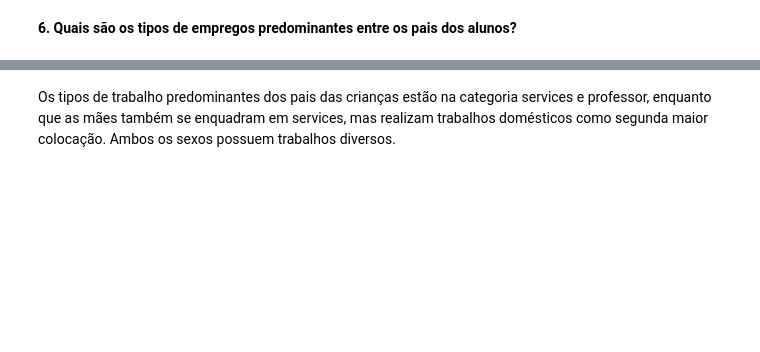
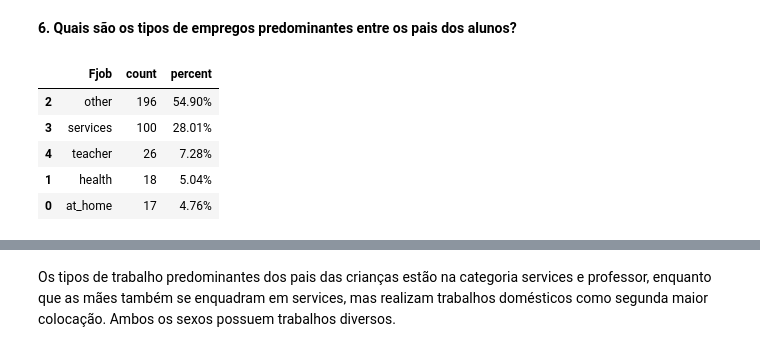
Before and after one commit to Pedro-A-D-S/kaggle_projects, a Jupyter notebook: student_performance.ipynb, the cells around one changed output, grey strips where cells are left out. Saved outputs shown, nothing was run; the diff lists cells and outputs as text; code cells hidden in the pictures; blank space fills up the shorter version.

```diff
--- a/student_performance.ipynb
+++ b/student_performance.ipynb
@@ -340,3 +373,14 @@ df['count'] = 1
 df5 = df.groupby(by = ['Fjob']).agg({'count':'count'}).reset_index().sort_values(by = 'count',
                                                                           ascending = False)
 df5['percent'] = ((df5['count'] / df5['count'].sum())*100).round(2)
+# %%
+df5['percent'] = df5['percent'].apply(lambda x: '{0:1.2f}%'.format(x))
+# %%
+df5
+# %% [output]
+|  | Fjob | count | percent |
+| 2 | other | 196 | 54.90% |
+| 3 | services | 100 | 28.01% |
+| 4 | teacher | 26 | 7.28% |
+| 1 | health | 18 | 5.04% |
+| 0 | at_home | 17 | 4.76% |
```
Also changed, not shown: parts of 18 cells of this notebook.
